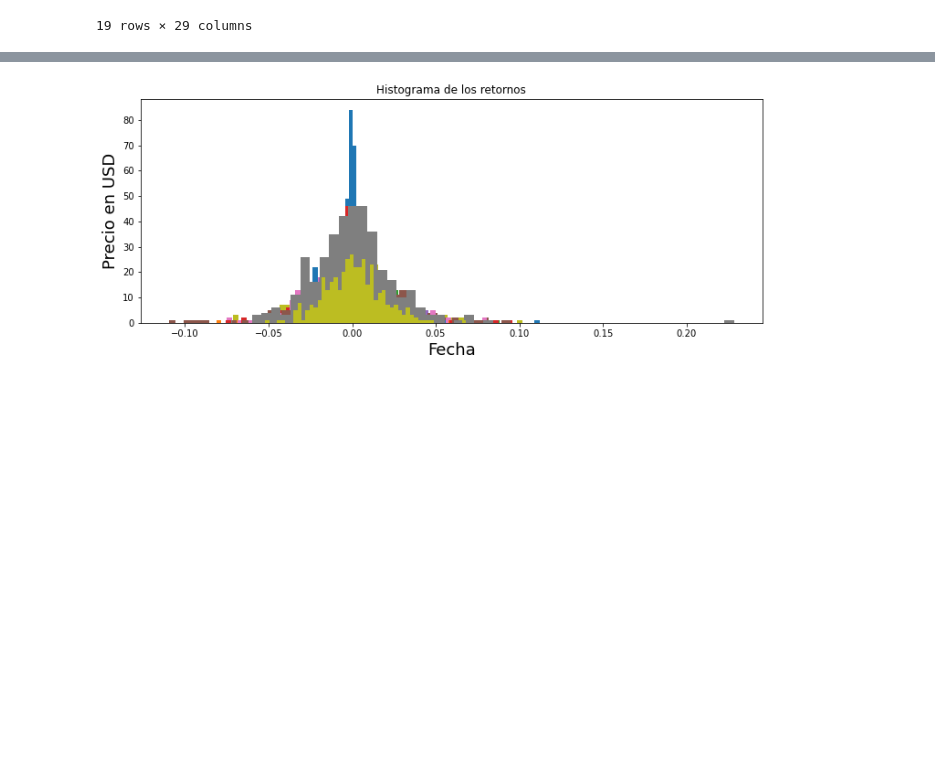
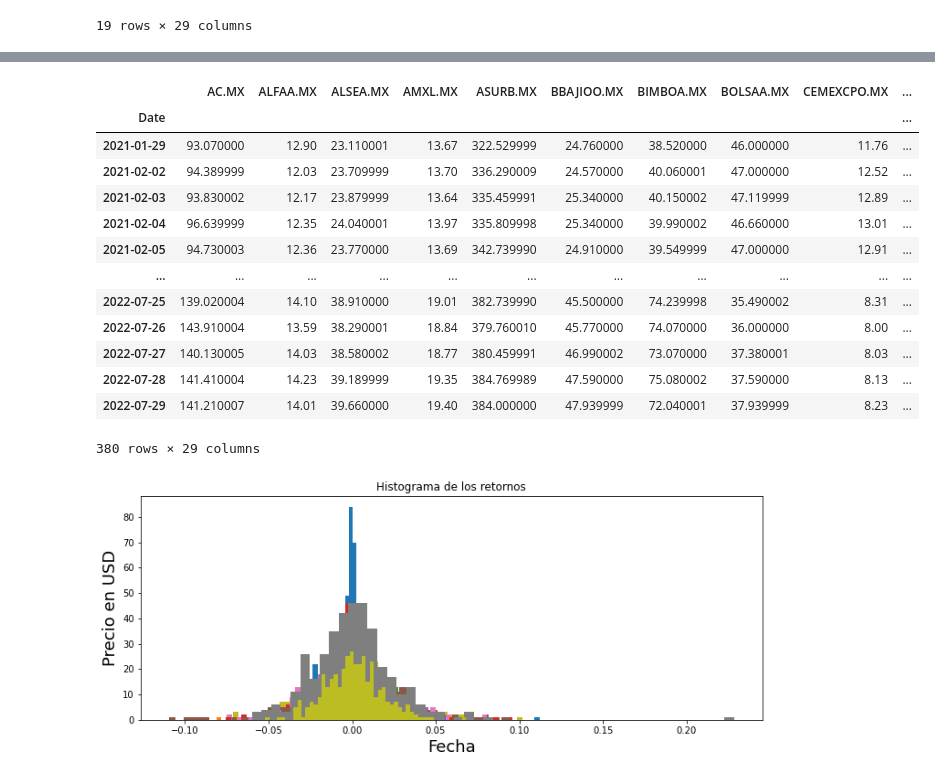
Before and after one commit to FridaHernandezL/Laboratorio1_MyST, a Jupyter notebook: Activas_Borrador.ipynb, the cells around one changed output, grey strips where cells are left out. Drawn from its saved outputs; the diff is of its cells as text; code cells hidden in the pictures; blank space fills up the shorter version.

```diff
--- a/Activas_Borrador.ipynb
+++ b/Activas_Borrador.ipynb
@@ -284,3 +304,22 @@ locale.currency(cash, grouping=True )
+# %%
+yeartwo=closes.iloc[250:]
+yeartwo=yeartwo.reset_index().set_index('Date')
+yeartwo
+# %% [output]
+|  | AC.MX | ALFAA.MX | ALSEA.MX | AMXL.MX | ASURB.MX | BBAJIOO.MX | BIMBOA.MX | BOLSAA.MX | CEMEXCPO.MX | ... |
+| Date |  |  |  |  |  |  |  |  |  | ... |
+| 2021-01-29 | 93.070000 | 12.90 | 23.110001 | 13.67 | 322.529999 | 24.760000 | 38.520000 | 46.000000 | 11.76 | ... |
+| 2021-02-02 | 94.389999 | 12.03 | 23.709999 | 13.70 | 336.290009 | 24.570000 | 40.060001 | 47.000000 | 12.52 | ... |
+| 2021-02-03 | 93.830002 | 12.17 | 23.879999 | 13.64 | 335.459991 | 25.340000 | 40.150002 | 47.119999 | 12.89 | ... |
+| 2021-02-04 | 96.639999 | 12.35 | 24.040001 | 13.97 | 335.809998 | 25.340000 | 39.990002 | 46.660000 | 13.01 | ... |
+| 2021-02-05 | 94.730003 | 12.36 | 23.770000 | 13.69 | 342.739990 | 24.910000 | 39.549999 | 47.000000 | 12.91 | ... |
+| ... | ... | ... | ... | ... | ... | ... | ... | ... | ... | ... |
+| 2022-07-25 | 139.020004 | 14.10 | 38.910000 | 19.01 | 382.739990 | 45.500000 | 74.239998 | 35.490002 | 8.31 | ... |
+| 2022-07-26 | 143.910004 | 13.59 | 38.290001 | 18.84 | 379.760010 | 45.770000 | 74.070000 | 36.000000 | 8.00 | ... |
+| 2022-07-27 | 140.130005 | 14.03 | 38.580002 | 18.77 | 380.459991 | 46.990002 | 73.070000 | 37.380001 | 8.03 | ... |
+| 2022-07-28 | 141.410004 | 14.23 | 39.189999 | 19.35 | 384.769989 | 47.590000 | 75.080002 | 37.590000 | 8.13 | ... |
+| 2022-07-29 | 141.210007 | 14.01 | 39.660000 | 19.40 | 384.000000 | 47.939999 | 72.040001 | 37.939999 | 8.23 | ... |
+380 rows × 29 columns
 # %%
 def rend_active(data):
     ret=data.iloc[250:].pct_change().dropna()
```
Also changed, not shown: parts of 6 cells of this notebook, 4 other files.
